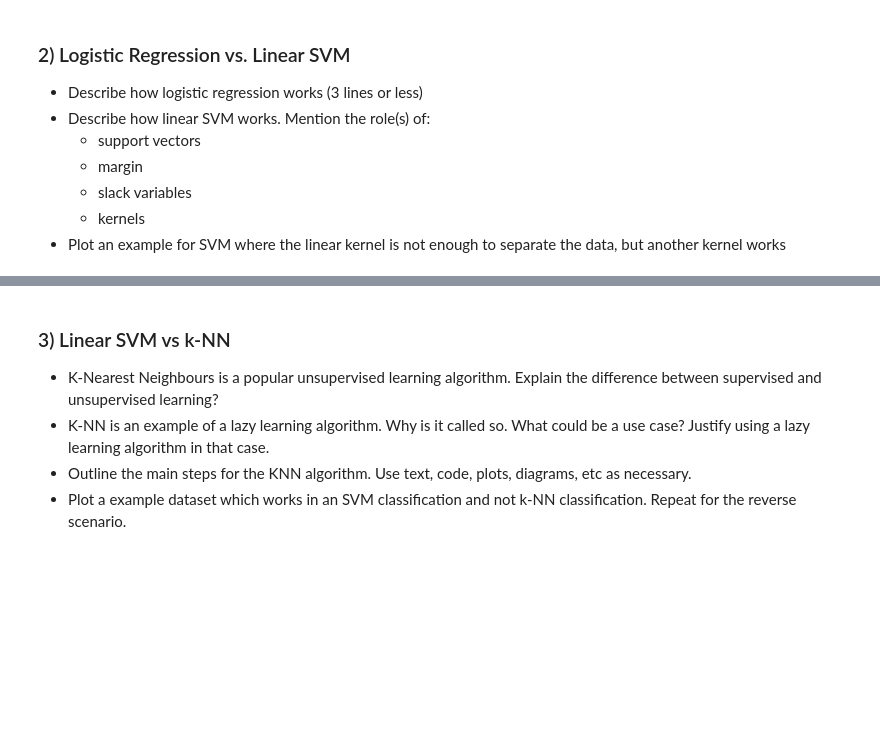
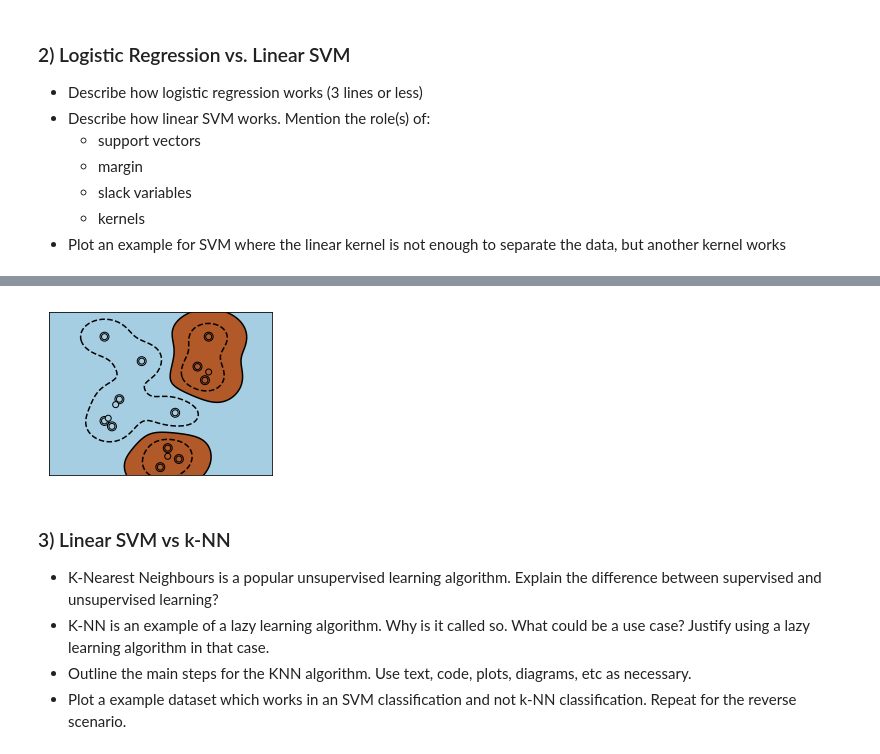
Before and after one commit to McGillAISociety/mais-bootcamp-w2019, a Jupyter notebook: Assignment4/MAIS 202 - Assignment 4.ipynb, the cells around one changed output, grey strips where cells are left out. Cells and saved outputs as stored; diff of their text form; code cells hidden in the pictures; blank space fills up the shorter version.

```diff
--- a/Assignment4/MAIS 202 - Assignment 4.ipynb
+++ b/Assignment4/MAIS 202 - Assignment 4.ipynb
@@ -23,3 +28,69 @@ Congratulations, you have reached the midpoint of the course! The rest of the co
+# %%
+# Our dataset and targets
+# Taken from https://scikit-learn.org/stable/auto_examples/svm/plot_svm_kernels.html
+from sklearn import svm
+
+X = np.c_[(.4, -.7),
+          (-1.5, -1),
+          (-1.4, -.9),
+          (-1.3, -1.2),
+          (-1.1, -.2),
+          (-1.2, -.4),
+          (-.5, 1.2),
+          (-1.5, 2.1),
+          (1, 1),
+          # --
+          (1.3, .8),
+          (1.2, .5),
+          (.2, -2),
+          (.5, -2.4),
+          (.2, -2.3),
+          (0, -2.7),
+          (1.3, 2.1)].T
+Y = [0] * 8 + [1] * 8
+
+# figure number
+fignum = 1
+
+# fit the model
+kernel="rbf"
+clf = svm.SVC(kernel=kernel, gamma=2)
+clf.fit(X, Y)
+
+# plot the line, the points, and the nearest vectors to the plane
+plt.figure(fignum, figsize=(4, 3))
+plt.clf()
+
+plt.scatter(clf.support_vectors_[:, 0], clf.support_vectors_[:, 1], s=80,
+            facecolors='none', zorder=10, edgecolors='k')
+plt.scatter(X[:, 0], X[:, 1], c=Y, zorder=10, cmap=plt.cm.Paired,
+            edgecolors='k')
+
+plt.axis('tight')
+x_min = -3
+x_max = 3
+y_min = -3
+y_max = 3
+
+XX, YY = np.mgrid[x_min:x_max:200j, y_min:y_max:200j]
+Z = clf.decision_function(np.c_[XX.ravel(), YY.ravel()])
+
+# Put the result into a color plot
+Z = Z.reshape(XX.shape)
+plt.figure(fignum, figsize=(4, 3))
+plt.pcolormesh(XX, YY, Z > 0, cmap=plt.cm.Paired)
+plt.contour(XX, YY, Z, colors=['k', 'k', 'k'], linestyles=['--', '-', '--'],
+            levels=[-.5, 0, .5])
+
+plt.xlim(x_min, x_max)
+plt.ylim(y_min, y_max)
+
+plt.xticks(())
+plt.yticks(())
+fignum = fignum + 1
+plt.show()
+# %% [output]
+[figure, added]
 # %% [markdown]
 ### 3) Linear SVM vs k-NN
 - K-Nearest Neighbours is a popular unsupervised learning algorithm. Explain the difference between supervised and unsupervised learning?
```
Also changed, not shown: parts of 17 cells of this notebook, 1 other file.
